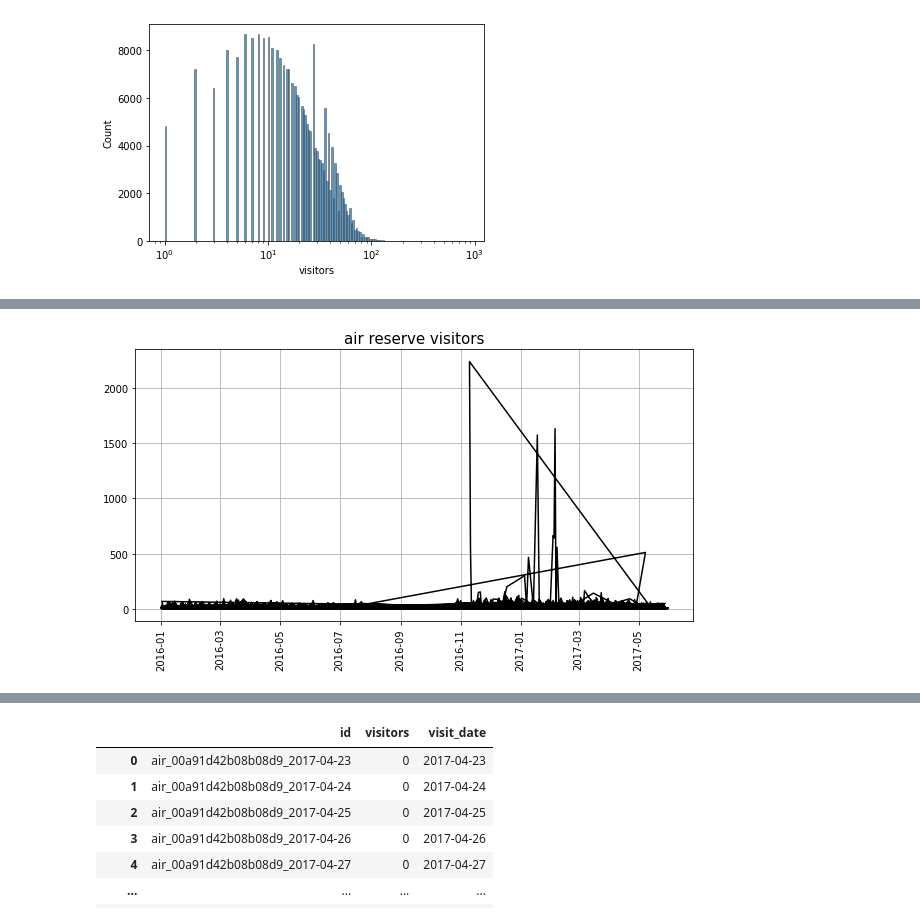
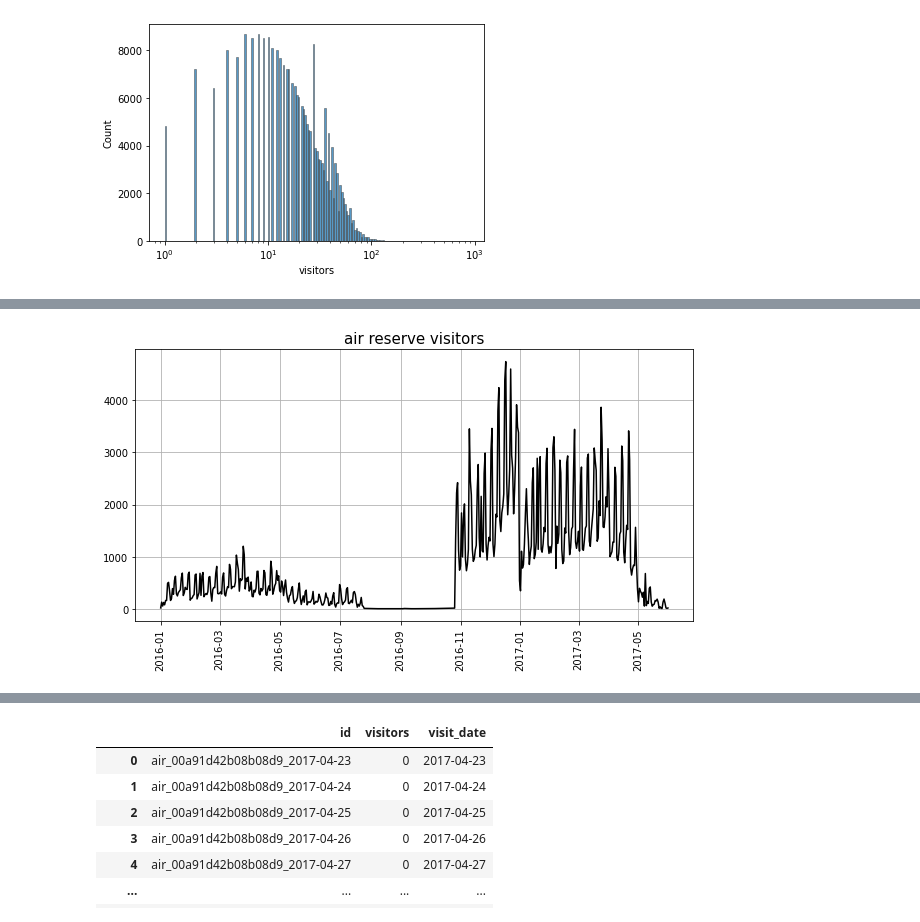
Before and after one commit to minji2744/AIFFEL, a Jupyter notebook: Hackerton/1st/AIFFEL_Hackerton_1st.ipynb, the cells around one changed output, grey strips where cells are left out. Saved outputs shown, nothing was run; the diff lists cells and outputs as text; code cells hidden in the pictures.

Commit message:
eda visualization

```diff
--- a/Hackerton/1st/AIFFEL_Hackerton_1st.ipynb
+++ b/Hackerton/1st/AIFFEL_Hackerton_1st.ipynb
@@ -98,16 +120,17 @@ data['tra'].head()
 | 3 | air_ba937bf13d40fb24 | 2016-01-16 | 22 | 5 | 2016 | 1 |
 | 4 | air_ba937bf13d40fb24 | 2016-01-18 | 6 | 0 | 2016 | 1 |
 # %%
+data['tra']['visit_date'] = pd.to_datetime(data['tra']['visit_date'])
 copy_tra = data["tra"]
 
-copy_tra = copy_tra.groupby(
+copy_tra_1 = copy_tra.groupby(
         ['visit_date'], as_index=False)[[
             'visitors'
         ]].sum()
 
 plt.figure(figsize=(10,5))
 plt.title("air system visitors", fontsize=15)
-plt.plot(copy_tra["visit_date"].dt.date, copy_tra["visitors"], color='black')
+plt.plot(copy_tra_1["visit_date"].dt.date, copy_tra_1["visitors"], color='black')
 plt.grid()
 plt.xticks(rotation=90)
 plt.show()
@@ -147,15 +164,15 @@ data["ar"]["visit_date"]=pd.to_datetime(data["ar"]["visit_date"])
 # %%
 copy_ar = data["ar"]
 copy_ar_1 = copy_ar.groupby(
         ['visit_date'], as_index=False)[[
             'reserve_visitors'
         ]].sum()
 
 plt.figure(figsize=(10,5))
 plt.title("air reserve visitors", fontsize=15)
-plt.plot(copy_ar["visit_date"].dt.date, copy_ar["reserve_visitors"], color='black')
+plt.plot(copy_ar_1["visit_date"].dt.date, copy_ar_1["reserve_visitors"], color='black')
 plt.grid()
 plt.xticks(rotation=90)
 plt.show()
 # %% [output]
-[figure, old version]
+[figure, new version]
```
Also changed, not shown: parts of 13 cells of this notebook.
